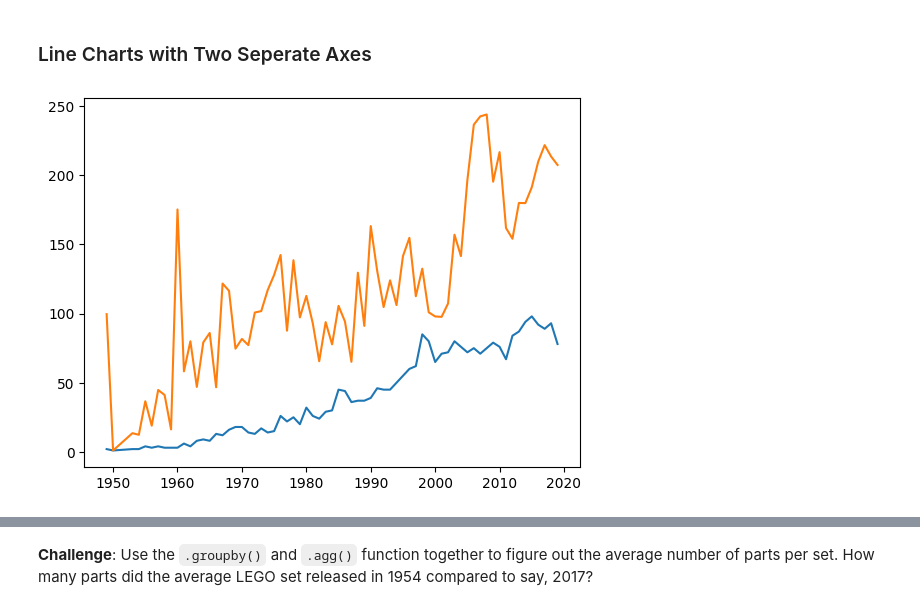
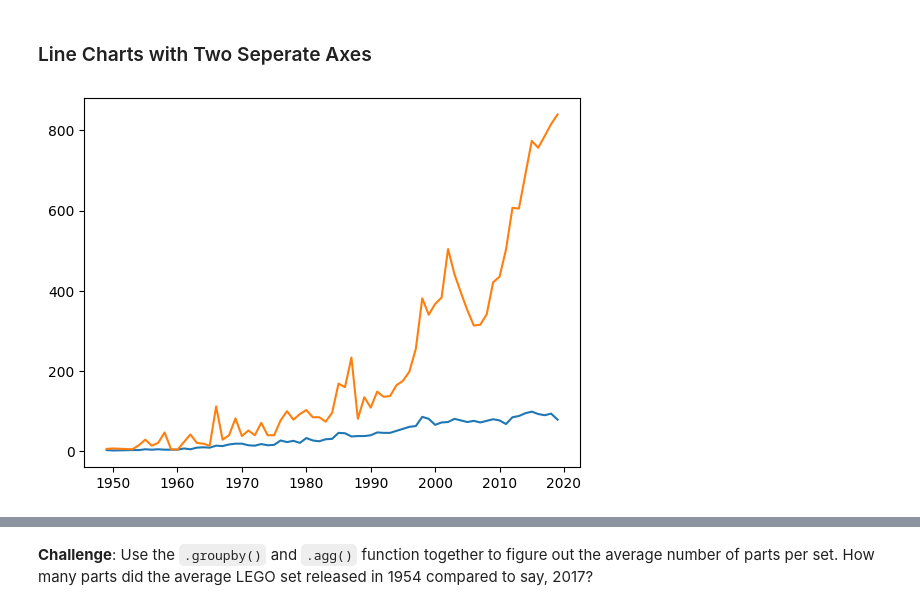
Before and after one commit to LegradiK/lego_history_and_data, a Jupyter notebook: Lego_Analysis_for_Course.ipynb, the cells around one changed output, grey strips where cells are left out. Cells and saved outputs as stored; diff of their text form; code cells hidden in the pictures.

```diff
--- a/Lego_Analysis_for_Course.ipynb
+++ b/Lego_Analysis_for_Course.ipynb
@@ -183,3 +202,7 @@ plt.plot(num_different_themes_per_year.index[:-2], num_different_themes_per_year
 plt.show()
 # %% [output]
 [figure]
+# %%
+theme_by_year = sets_data.groupby('year').agg({'theme_id':pd.Series.nunique})
+theme_by_year.rename(columns = {'theme_id': 'nr_themes'}, inplace=True)
+theme_by_year.head()
@@ -186,8 +227,8 @@ plt.show()
 # %% [markdown]
 ### Line Charts with Two Seperate Axes
 # %%
-plt.plot(num_different_themes_per_year.index[:-2], num_different_themes_per_year.values[:-2])
-plt.plot(num_different_themes_per_year.index[:-2], sets_data.groupby('year')['num_parts'].mean().values[:-2])
+plt.plot(num_different_themes_per_year.index[:-2], theme_by_year.nr_themes[:-2])
+plt.plot(sets_by_year.index[:-2], sets_by_year.set_num[:-2])
 plt.show()
 # %% [output]
-[figure, old version]
+[figure, new version]
```
Also changed, not shown: parts of 10 cells of this notebook.
